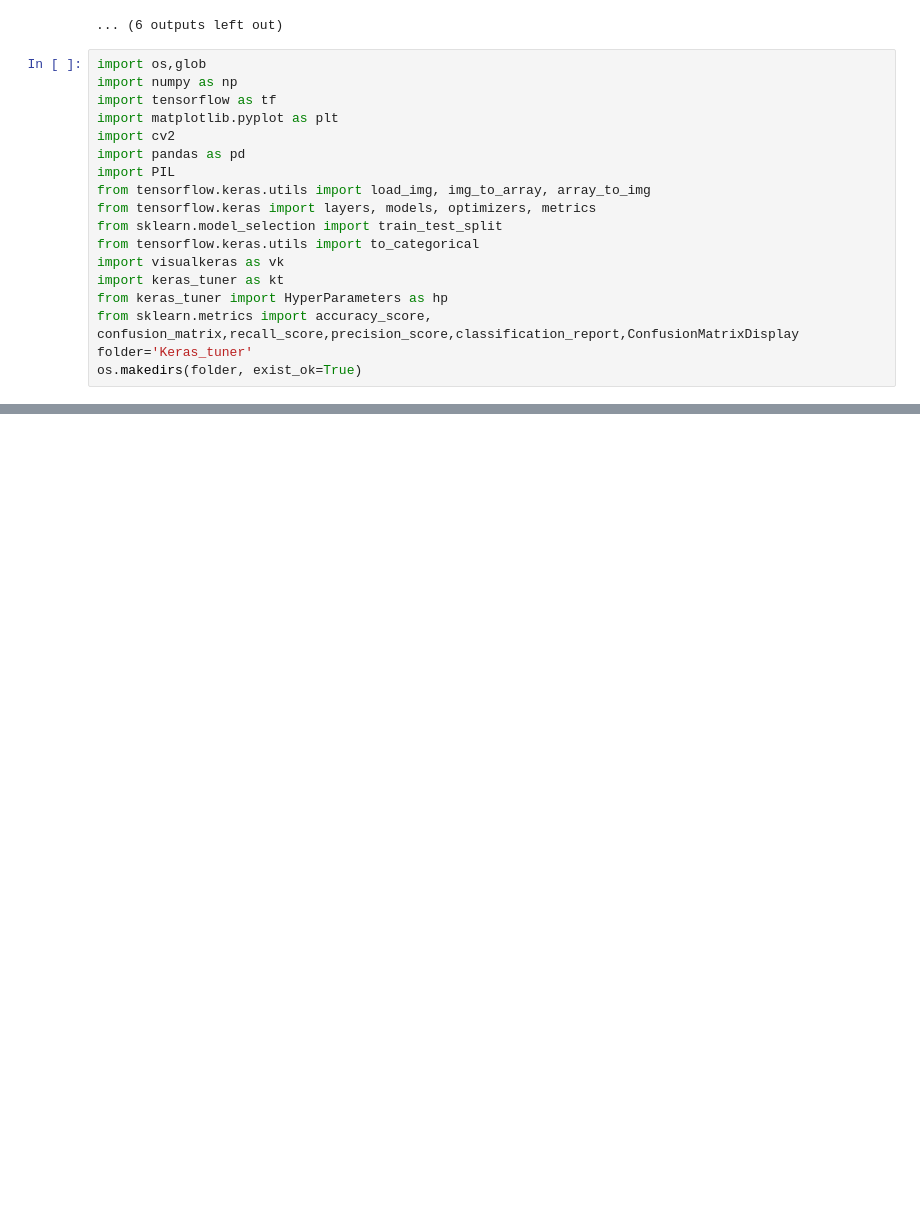
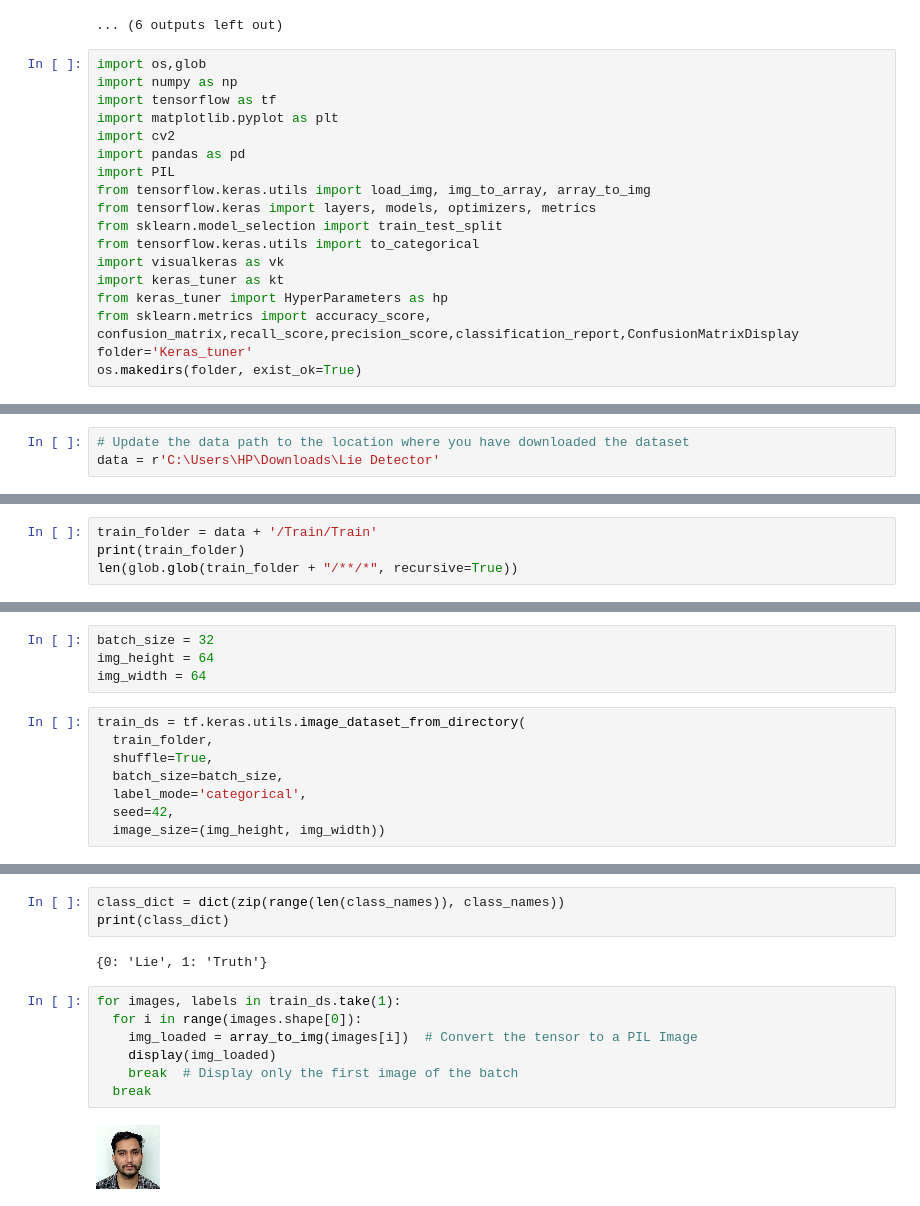
Before and after one commit to sandeep350/Truth_Lie_Final_Project, a Jupyter notebook: main.ipynb, the cells around one changed output, grey strips where cells are left out. Drawn from its saved outputs; the diff is of its cells as text; blank space fills up the shorter version.

```diff
--- a/main.ipynb
+++ b/main.ipynb
@@ -173,0 +407,3 @@ os.makedirs(folder, exist_ok=True)
+# %%
+# Update the data path to the location where you have downloaded the dataset
+data = r'C:\Users\HP\Downloads\Lie Detector'
@@ -173,0 +415,4 @@ os.makedirs(folder, exist_ok=True)
+# %%
+train_folder = data + '/Train/Train'
+print(train_folder)
+len(glob.glob(train_folder + "/**/*", recursive=True))
@@ -173,0 +429,12 @@ os.makedirs(folder, exist_ok=True)
+# %%
+batch_size = 32
+img_height = 64
+img_width = 64
+# %%
+train_ds = tf.keras.utils.image_dataset_from_directory(
+  train_folder,
+  shuffle=True,
+  batch_size=batch_size,
+  label_mode='categorical',
+  seed=42,
+  image_size=(img_height, img_width))
@@ -173,0 +470,14 @@ os.makedirs(folder, exist_ok=True)
+# %%
+class_dict = dict(zip(range(len(class_names)), class_names))
+print(class_dict)
+# %% [output]
+{0: 'Lie', 1: 'Truth'}
+# %%
+for images, labels in train_ds.take(1):
+  for i in range(images.shape[0]):
+    img_loaded = array_to_img(images[i])  # Convert the tensor to a PIL Image
+    display(img_loaded)
+    break  # Display only the first image of the batch
+  break
+# %% [output]
+[figure, added]
```
Also changed, not shown: parts of 27 cells of this notebook, 1 other file.
